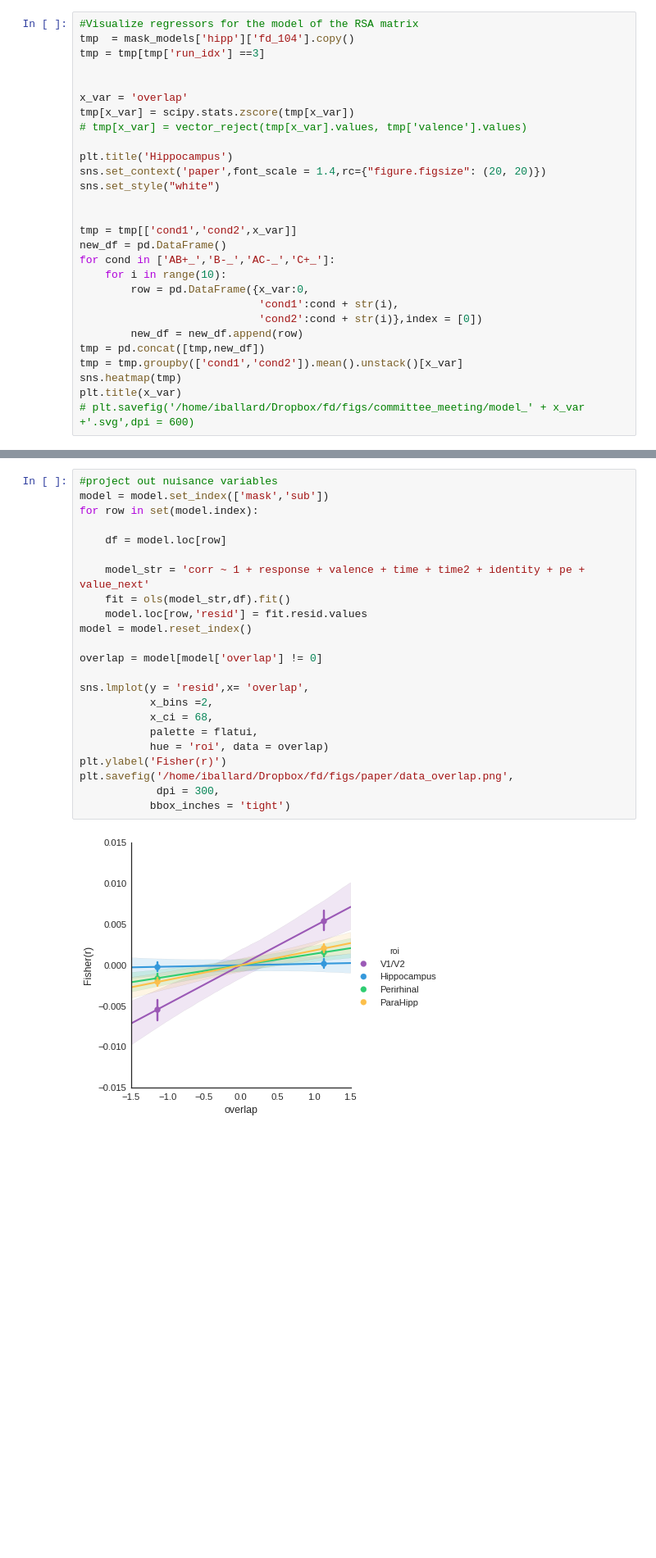
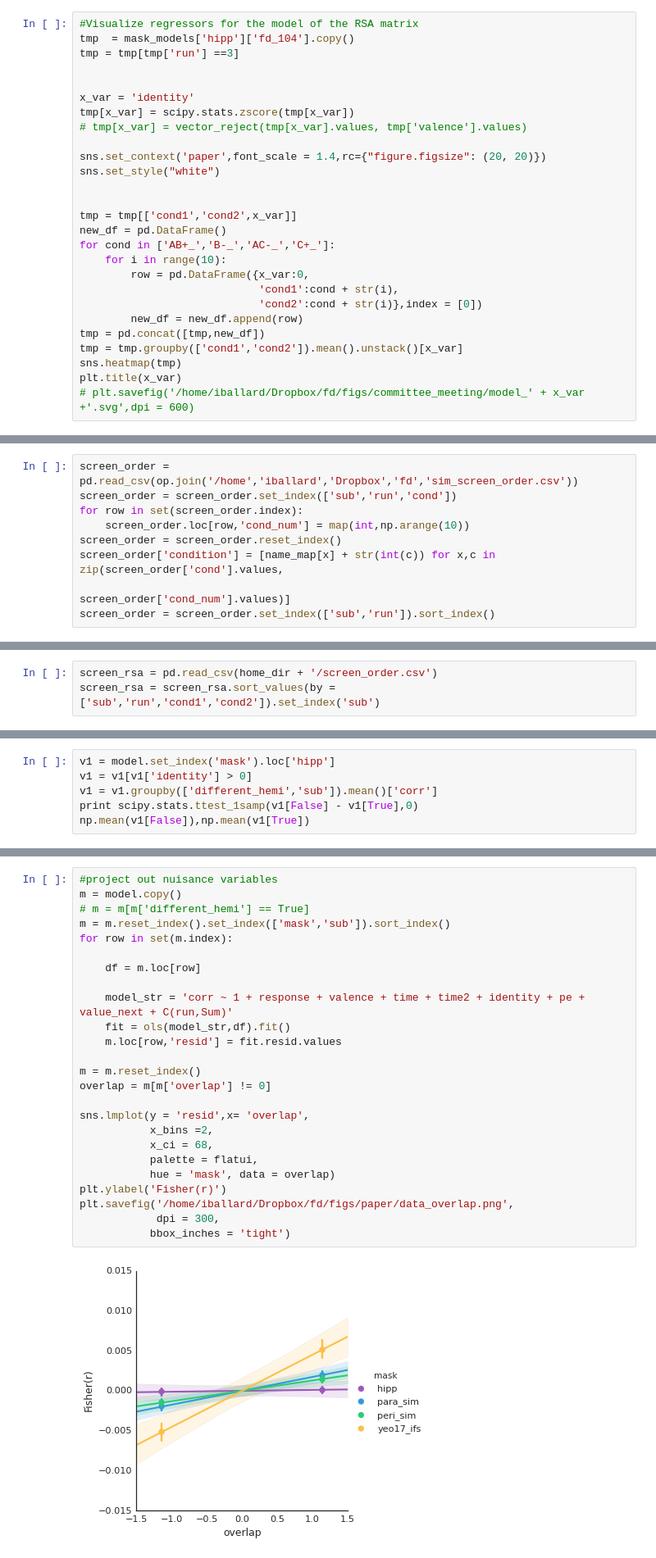
Before and after one commit to iancballard/fd_fmri, a Jupyter notebook: RSA_analysis.ipynb, the cells around one changed output, grey strips where cells are left out. Shown at 82% size. Cells and saved outputs as stored; diff of their text form; blank space fills up the shorter version.

```diff
--- a/RSA_analysis.ipynb
+++ b/RSA_analysis.ipynb
@@ -251,14 +257,13 @@ for mask in masks:
 # %%
 #Visualize regressors for the model of the RSA matrix
 tmp  = mask_models['hipp']['fd_104'].copy()
-tmp = tmp[tmp['run_idx'] ==3]
+tmp = tmp[tmp['run'] ==3]
 
 
-x_var = 'overlap'
+x_var = 'identity'
 tmp[x_var] = scipy.stats.zscore(tmp[x_var])
 # tmp[x_var] = vector_reject(tmp[x_var].values, tmp['valence'].values)
 
-plt.title('Hippocampus')
 sns.set_context('paper',font_scale = 1.4,rc={"figure.figsize": (20, 20)})
 sns.set_style("white")
 
@@ -281,0 +289,9 @@ plt.title(x_var)
+# %%
+screen_order = pd.read_csv(op.join('/home','iballard','Dropbox','fd','sim_screen_order.csv'))
+screen_order = screen_order.set_index(['sub','run','cond'])
+for row in set(screen_order.index):
+    screen_order.loc[row,'cond_num'] = map(int,np.arange(10))
+screen_order = screen_order.reset_index()
+screen_order['condition'] = [name_map[x] + str(int(c)) for x,c in zip(screen_order['cond'].values,
+                                                                       screen_order['cond_num'].values)]
+screen_order = screen_order.set_index(['sub','run']).sort_index()
@@ -282 +375,4 @@ plt.title(x_var)
+# %%
+screen_rsa = pd.read_csv(home_dir + '/screen_order.csv')
+screen_rsa = screen_rsa.sort_values(by = ['sub','run','cond1','cond2']).set_index('sub')
 # %% [markdown]
@@ -341,0 +438,6 @@ model['roi'] = [roi_names[x] for x in model['mask']]
+# %%
+v1 = model.set_index('mask').loc['hipp']
+v1 = v1[v1['identity'] > 0]
+v1 = v1.groupby(['different_hemi','sub']).mean()['corr']
+print scipy.stats.ttest_1samp(v1[False] - v1[True],0)
+np.mean(v1[False]),np.mean(v1[True])
@@ -342,27 +447,29 @@ model['roi'] = [roi_names[x] for x in model['mask']]
 # %%
 #project out nuisance variables
-model = model.set_index(['mask','sub'])
-for row in set(model.index):
+m = model.copy()
+# m = m[m['different_hemi'] == True]
+m = m.reset_index().set_index(['mask','sub']).sort_index()
+for row in set(m.index):
 
-    df = model.loc[row]
+    df = m.loc[row]
 
-    model_str = 'corr ~ 1 + response + valence + time + time2 + identity + pe + value_next'
+    model_str = 'corr ~ 1 + response + valence + time + time2 + identity + pe + value_next + C(run,Sum)'
     fit = ols(model_str,df).fit()
-    model.loc[row,'resid'] = fit.resid.values
-model = model.reset_index()
+    m.loc[row,'resid'] = fit.resid.values
 
-overlap = model[model['overlap'] != 0]
+m = m.reset_index()
+overlap = m[m['overlap'] != 0]
 
 sns.lmplot(y = 'resid',x= 'overlap',
            x_bins =2,
            x_ci = 68,
            palette = flatui,
-           hue = 'roi', data = overlap)
+           hue = 'mask', data = overlap)
 plt.ylabel('Fisher(r)')
 plt.savefig('/home/iballard/Dropbox/fd/figs/paper/data_overlap.png',
             dpi = 300,
            bbox_inches = 'tight')
 # %% [output]
-[figure, old version]
+[figure, new version]
 # %%
 #project out nuisance variables
```
Also changed, not shown: parts of 25 cells of this notebook.
